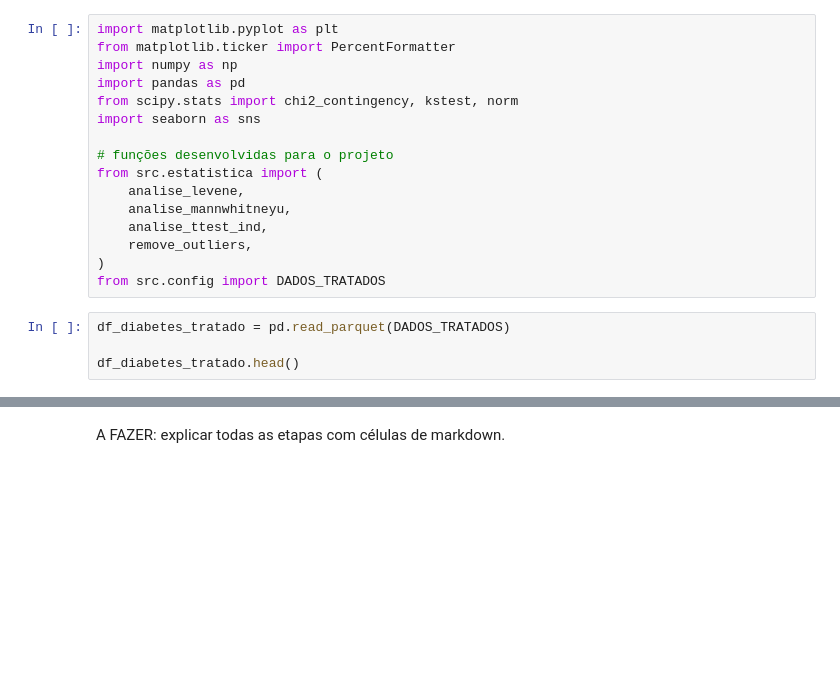
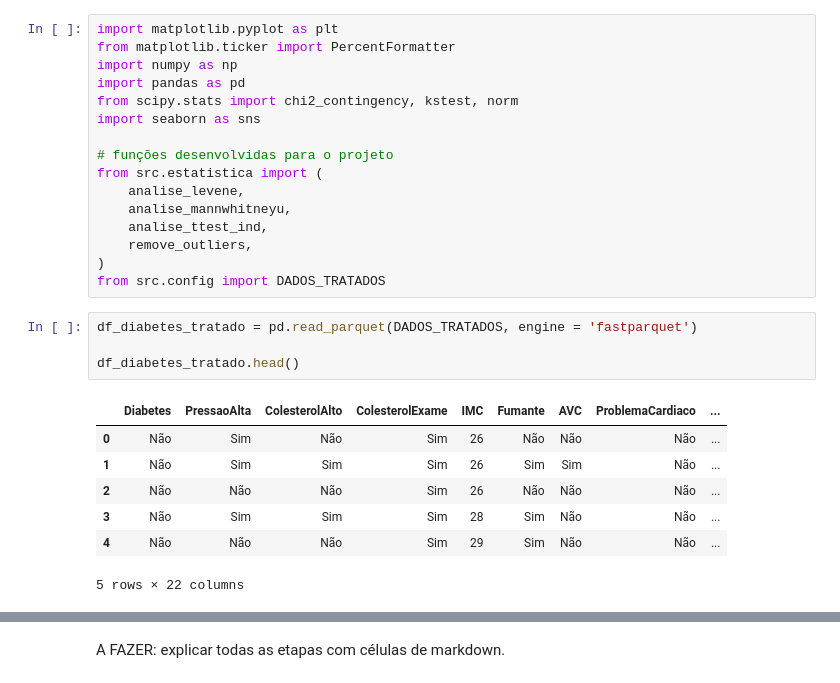
Before and after one commit to FelipeLeal14/Modelo-Projeto-Teste, a Jupyter notebook: notebooks/02_fl_analise_estatistica.ipynb, the cells around one changed output, grey strips where cells are left out. Cells and saved outputs as stored; diff of their text form; blank space fills up the shorter version.

```diff
--- a/notebooks/02_fl_analise_estatistica.ipynb
+++ b/notebooks/02_fl_analise_estatistica.ipynb
@@ -48,8 +48,16 @@ from src.estatistica import (
 )
 from src.config import DADOS_TRATADOS
 # %%
-df_diabetes_tratado = pd.read_parquet(DADOS_TRATADOS)
+df_diabetes_tratado = pd.read_parquet(DADOS_TRATADOS, engine = 'fastparquet')
 
 df_diabetes_tratado.head()
+# %% [output]
+|  | Diabetes | PressaoAlta | ColesterolAlto | ColesterolExame | IMC | Fumante | AVC | ProblemaCardiaco | ... |
+| 0 | Não | Sim | Não | Sim | 26 | Não | Não | Não | ... |
+| 1 | Não | Sim | Sim | Sim | 26 | Sim | Sim | Não | ... |
+| 2 | Não | Não | Não | Sim | 26 | Não | Não | Não | ... |
+| 3 | Não | Sim | Sim | Sim | 28 | Sim | Não | Não | ... |
+| 4 | Não | Não | Não | Sim | 29 | Sim | Não | Não | ... |
+5 rows × 22 columns
 # %%
 df_diabetes_tratado.info()
```
Also changed, not shown: parts of 39 cells of this notebook, 6 other files.
